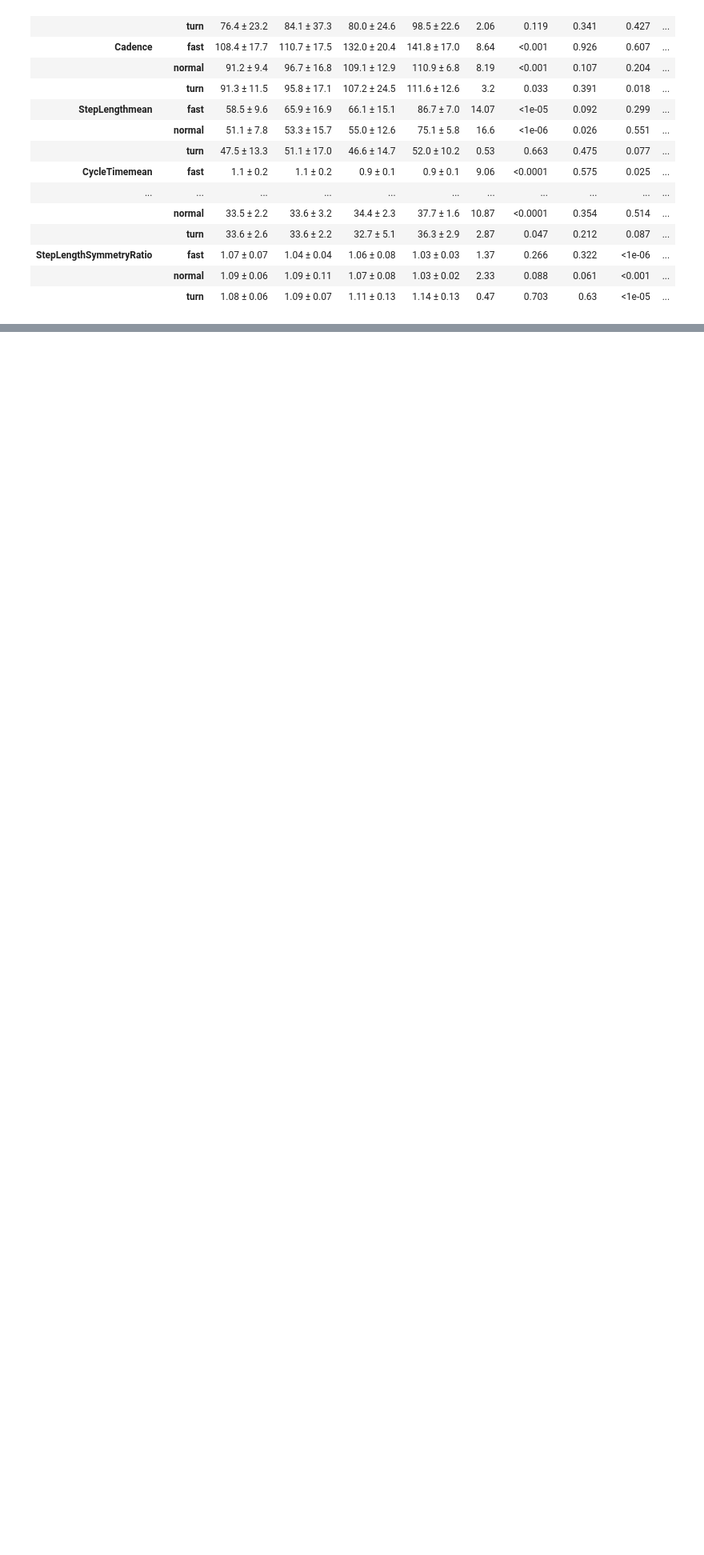
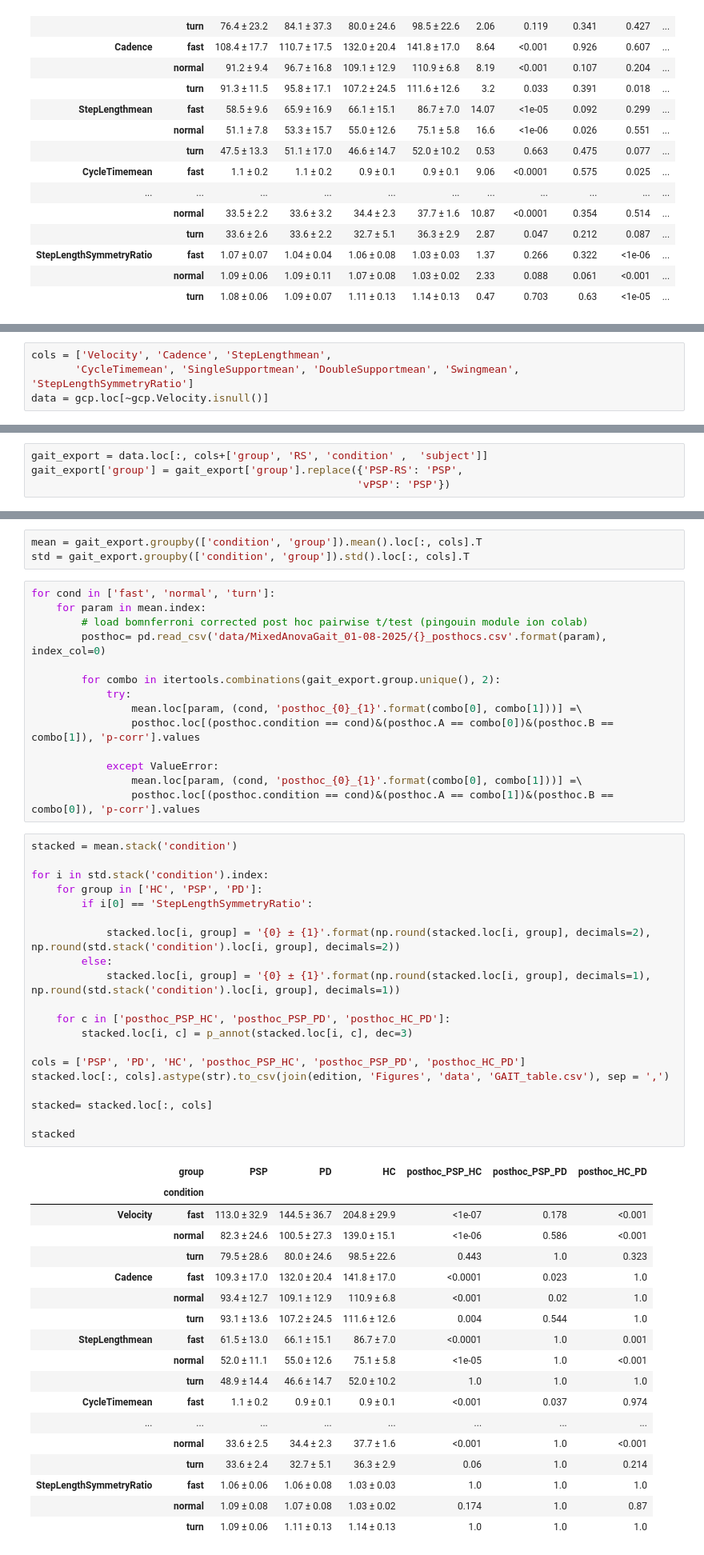
Before and after one commit to kenohagena/pspupil, a Jupyter notebook: notebooks/4_Correlations.ipynb, the cells around one changed output, grey strips where cells are left out. Shown at 80% size. Cells and saved outputs as stored; diff of their text form; blank space fills up the shorter version.

Commit message:
GAit analysis with mixedANOVA

```diff
--- a/notebooks/4_Correlations.ipynb
+++ b/notebooks/4_Correlations.ipynb
@@ -1124,0 +974,4 @@ pat_data
+# %%
+cols = ['Velocity', 'Cadence', 'StepLengthmean',
+       'CycleTimemean', 'SingleSupportmean', 'DoubleSupportmean', 'Swingmean', 'StepLengthSymmetryRatio']
+data = gcp.loc[~gcp.Velocity.isnull()]
@@ -1124,0 +990,4 @@ pat_data
+# %%
+gait_export = data.loc[:, cols+['group', 'RS', 'condition' ,  'subject']]
+gait_export['group'] = gait_export['group'].replace({'PSP-RS': 'PSP',
+                                                    'vPSP': 'PSP'})
@@ -1124,0 +1031,56 @@ pat_data
+# %%
+mean = gait_export.groupby(['condition', 'group']).mean().loc[:, cols].T
+std = gait_export.groupby(['condition', 'group']).std().loc[:, cols].T
+# %%
+for cond in ['fast', 'normal', 'turn']:
+    for param in mean.index:
+        # load bomnferroni corrected post hoc pairwise t/test (pingouin module ion colab)
+        posthoc= pd.read_csv('data/MixedAnovaGait_01-08-2025/{}_posthocs.csv'.format(param), index_col=0)
+
+        for combo in itertools.combinations(gait_export.group.unique(), 2):
+            try:
+                mean.loc[param, (cond, 'posthoc_{0}_{1}'.format(combo[0], combo[1]))] =\
+                posthoc.loc[(posthoc.condition == cond)&(posthoc.A == combo[0])&(posthoc.B == combo[1]), 'p-corr'].values
+
+            except ValueError:
+                mean.loc[param, (cond, 'posthoc_{0}_{1}'.format(combo[0], combo[1]))] =\
+                posthoc.loc[(posthoc.condition == cond)&(posthoc.A == combo[1])&(posthoc.B == combo[0]), 'p-corr'].values
+# %%
+stacked = mean.stack('condition')
+
+for i in std.stack('condition').index:
+    for group in ['HC', 'PSP', 'PD']:
+        if i[0] == 'StepLengthSymmetryRatio':
+
+            stacked.loc[i, group] = '{0} ± {1}'.format(np.round(stacked.loc[i, group], decimals=2), np.round(std.stack('condition').loc[i, group], decimals=2))
+        else:
+            stacked.loc[i, group] = '{0} ± {1}'.format(np.round(stacked.loc[i, group], decimals=1), np.round(std.stack('condition').loc[i, group], decimals=1))
+
+    for c in ['posthoc_PSP_HC', 'posthoc_PSP_PD', 'posthoc_HC_PD']:
+        stacked.loc[i, c] = p_annot(stacked.loc[i, c], dec=3)
+
+cols = ['PSP', 'PD', 'HC', 'posthoc_PSP_HC', 'posthoc_PSP_PD', 'posthoc_HC_PD']
+stacked.loc[:, cols].astype(str).to_csv(join(edition, 'Figures', 'data', 'GAIT_table.csv'), sep = ',')
+
+stacked= stacked.loc[:, cols]
+
+stacked
+# %% [output]
+|  | group | PSP | PD | HC | posthoc_PSP_HC | posthoc_PSP_PD | posthoc_HC_PD |
+|  | condition |  |  |  |  |  |  |
+| Velocity | fast | 113.0 ± 32.9 | 144.5 ± 36.7 | 204.8 ± 29.9 | <1e-07 | 0.178 | <0.001 |
+|  | normal | 82.3 ± 24.6 | 100.5 ± 27.3 | 139.0 ± 15.1 | <1e-06 | 0.586 | <0.001 |
+|  | turn | 79.5 ± 28.6 | 80.0 ± 24.6 | 98.5 ± 22.6 | 0.443 | 1.0 | 0.323 |
+| Cadence | fast | 109.3 ± 17.0 | 132.0 ± 20.4 | 141.8 ± 17.0 | <0.0001 | 0.023 | 1.0 |
+|  | normal | 93.4 ± 12.7 | 109.1 ± 12.9 | 110.9 ± 6.8 | <0.001 | 0.02 | 1.0 |
+|  | turn | 93.1 ± 13.6 | 107.2 ± 24.5 | 111.6 ± 12.6 | 0.004 | 0.544 | 1.0 |
+| StepLengthmean | fast | 61.5 ± 13.0 | 66.1 ± 15.1 | 86.7 ± 7.0 | <0.0001 | 1.0 | 0.001 |
+|  | normal | 52.0 ± 11.1 | 55.0 ± 12.6 | 75.1 ± 5.8 | <1e-05 | 1.0 | <0.001 |
+|  | turn | 48.9 ± 14.4 | 46.6 ± 14.7 | 52.0 ± 10.2 | 1.0 | 1.0 | 1.0 |
+| CycleTimemean | fast | 1.1 ± 0.2 | 0.9 ± 0.1 | 0.9 ± 0.1 | <0.001 | 0.037 | 0.974 |
+| ... | ... | ... | ... | ... | ... | ... | ... |
+|  | normal | 33.6 ± 2.5 | 34.4 ± 2.3 | 37.7 ± 1.6 | <0.001 | 1.0 | <0.001 |
+|  | turn | 33.6 ± 2.4 | 32.7 ± 5.1 | 36.3 ± 2.9 | 0.06 | 1.0 | 0.214 |
+| StepLengthSymmetryRatio | fast | 1.06 ± 0.06 | 1.06 ± 0.08 | 1.03 ± 0.03 | 1.0 | 1.0 | 1.0 |
+|  | normal | 1.09 ± 0.08 | 1.07 ± 0.08 | 1.03 ± 0.02 | 0.174 | 1.0 | 0.87 |
+|  | turn | 1.09 ± 0.06 | 1.11 ± 0.13 | 1.14 ± 0.13 | 1.0 | 1.0 | 1.0 |
```
Also changed, not shown: parts of 35 cells of this notebook.
